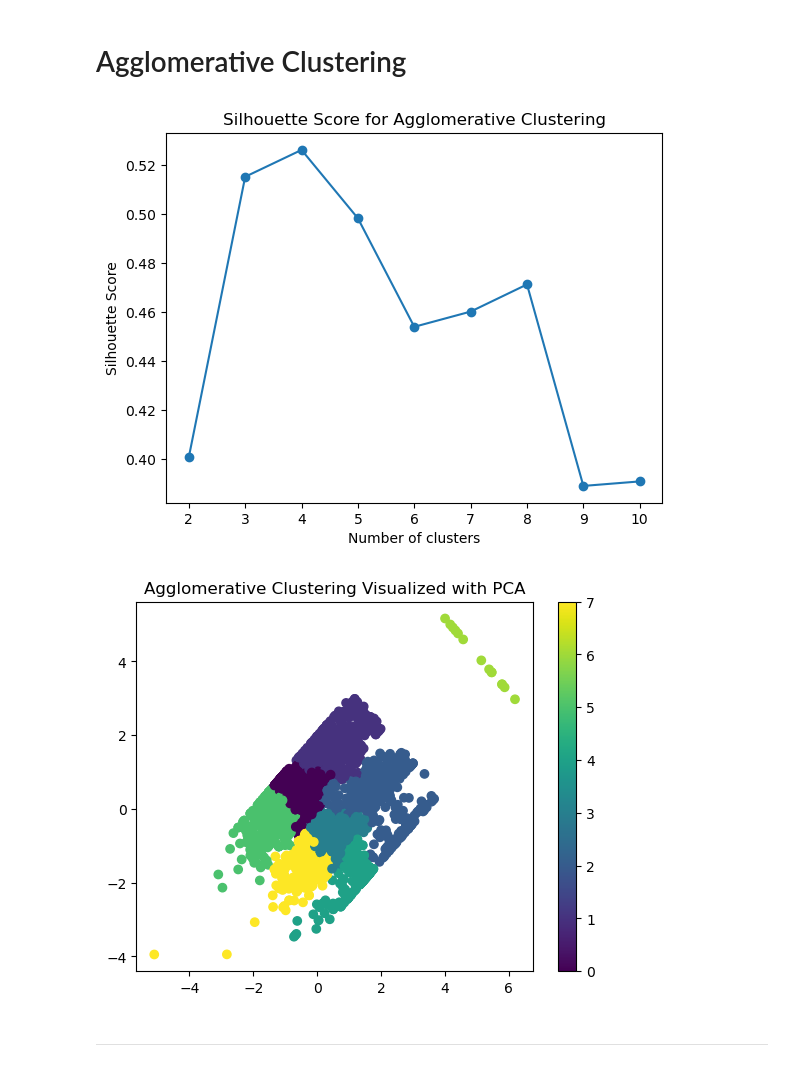
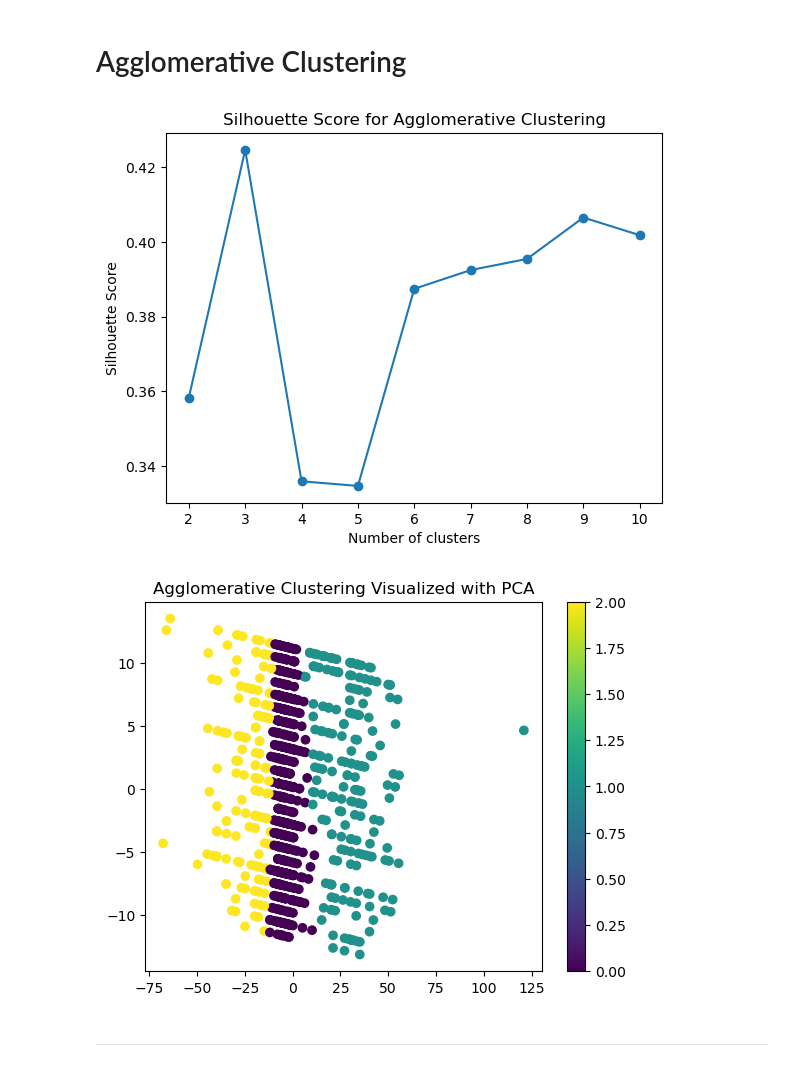
Before and after one commit to DavidS36/Music-Recommender-App, a Jupyter notebook: Continuous variable model.ipynb, the cells around one changed output. Cells and saved outputs as stored; diff of their text form; code cells hidden in the pictures.

```diff
--- a/Continuous variable model.ipynb
+++ b/Continuous variable model.ipynb
@@ -52,6 +50,13 @@ key_id      6254
 dtype: int64
 # %%
 bp_track = bp_track.dropna()
+# %%
+bp_key = pd.read_csv('data/bp_key.csv')
+# %%
+bp_track_updated = pd.merge(bp_track, bp_key[['key_id', 'scale_numeric_value']], on='key_id', how='left')
+
+# Drop the old 'key_id' and rename 'scale_numeric_value' to 'key_id'
+bp_track = bp_track_updated.drop(columns=['key_id']).rename(columns={'scale_numeric_value': 'key_id'})
 # %%
 # Define your desired sample size for each class
 sample_size = 5000  # Adjust this to your desired sample size
@@ -600,23 +605,23 @@ plt.xlabel('Number of clusters')
 plt.ylabel('Silhouette Score')
 plt.show()
 # %% [output]
-[figure, old version]
+[figure, new version]
 # %%
 # Apply PCA to reduce dimensions to 2D for visualization
 pca = PCA(n_components=2)
 features_pca = pca.fit_transform(bp_clustering)
 
 # Apply KMeans on the original feature list
-agglo = AgglomerativeClustering(n_clusters=8)
+agglo = AgglomerativeClustering(n_clusters=3)
 clusters = agglo.fit_predict(bp_clustering)
 
 # Now visualize in 2D after PCA
 plt.scatter(features_pca[:, 0], features_pca[:, 1], c=clusters, cmap='viridis')
 plt.colorbar()
 plt.title('Agglomerative Clustering Visualized with PCA')
 plt.show()
 # %% [output]
-[figure, old version]
+[figure, new version]
 # %% [markdown]
 ________
 # %% [markdown]
```
Also changed, not shown: parts of 37 cells of this notebook.
